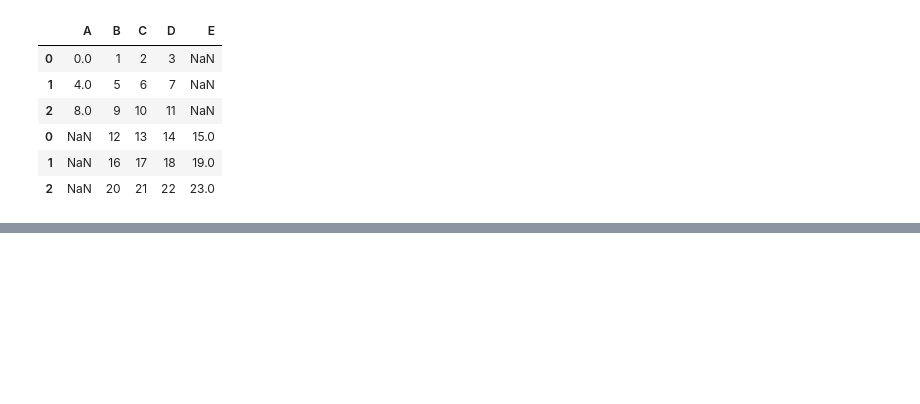
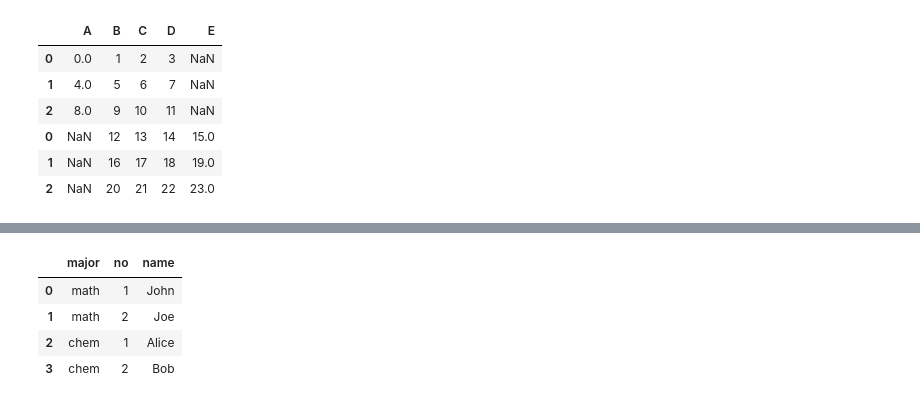
Before and after one commit to jephianlin/math599env, a Jupyter notebook: 1016.ipynb, the cells around one changed output, grey strips where cells are left out. Cells and saved outputs as stored; diff of their text form; code cells hidden in the pictures; blank space fills up the shorter version.

```diff
--- a/1016.ipynb
+++ b/1016.ipynb
@@ -264,0 +293,12 @@ To retain the current behavior and silence the warning, pass 'sort=True'.
+# %%
+major = pd.Series(['math','math','chem','chem'])
+student_no = pd.Series([1,2,1,2])
+name = pd.Series(['John','Joe','Alice','Bob'])
+df = pd.DataFrame({'major':major, 'no':student_no, 'name':name})
+df
+# %% [output]
+|  | major | no | name |
+| 0 | math | 1 | John |
+| 1 | math | 2 | Joe |
+| 2 | chem | 1 | Alice |
+| 3 | chem | 2 | Bob |
```
Also changed, not shown: parts of 28 cells of this notebook.
